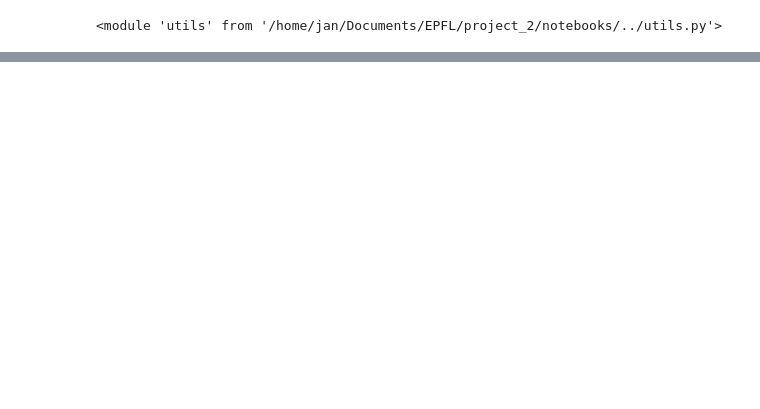
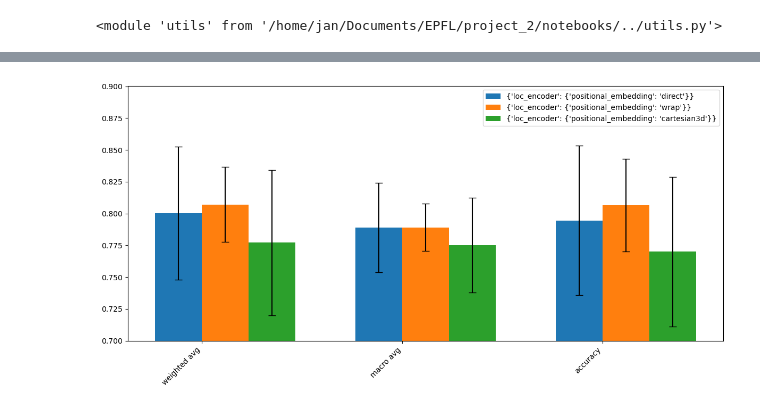
Before and after one commit to janpisl/location-encoding, a Jupyter notebook: notebooks/ISPRS-loc-encoders.ipynb, the cells around one changed output, grey strips where cells are left out. Drawn from its saved outputs; the diff is of its cells as text; code cells hidden in the pictures; blank space fills up the shorter version.

```diff
--- a/notebooks/ISPRS-loc-encoders.ipynb
+++ b/notebooks/ISPRS-loc-encoders.ipynb
@@ -399,0 +408,4 @@ plot_metrics(no_theory, ylim=(0.7, 0.9))
+# %%
+plot_metrics(performance_per_configuration, ylim=(0.7, 0.9))
+# %% [output]
+[figure, added]
```
Also changed, not shown: parts of 24 cells of this notebook, 19 other files.
